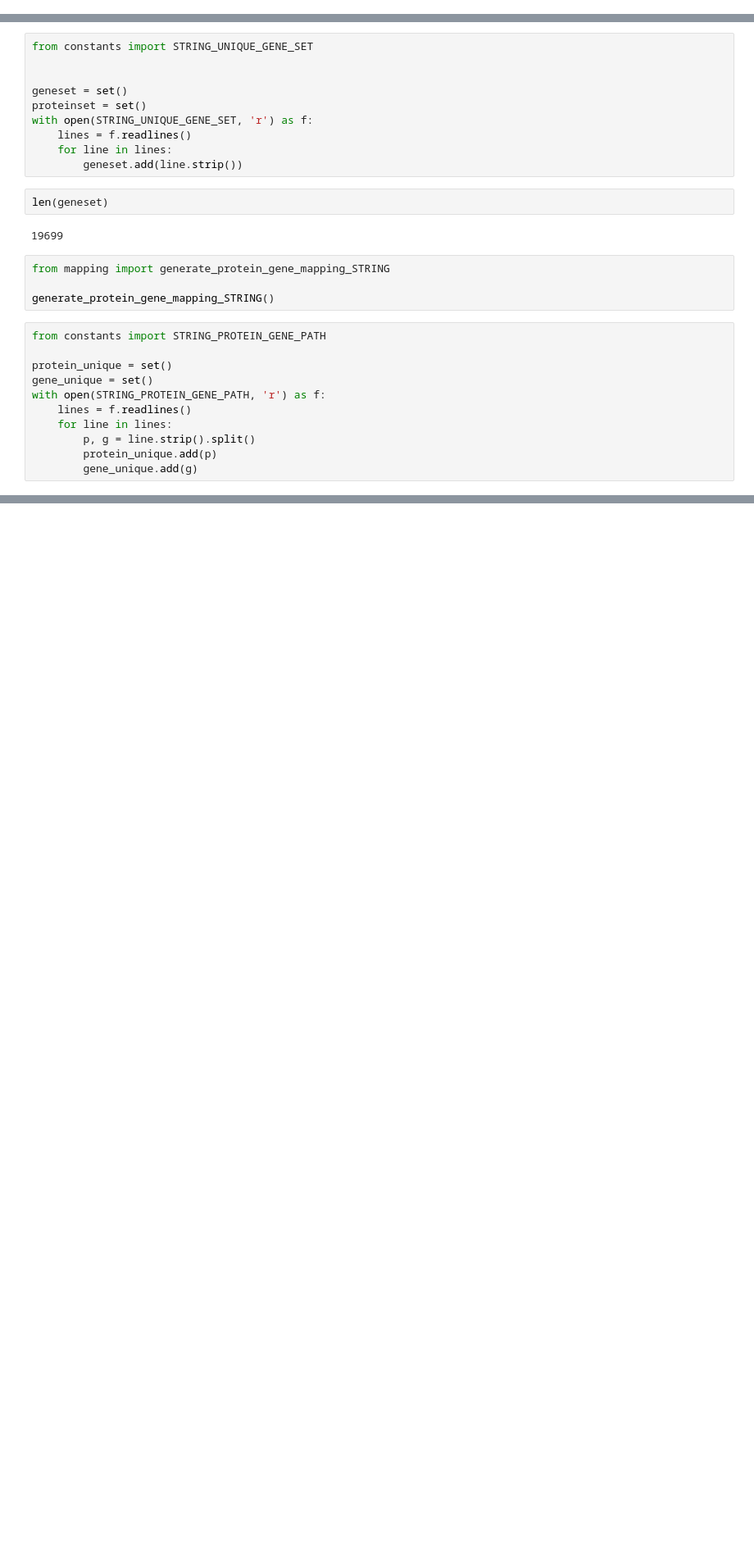
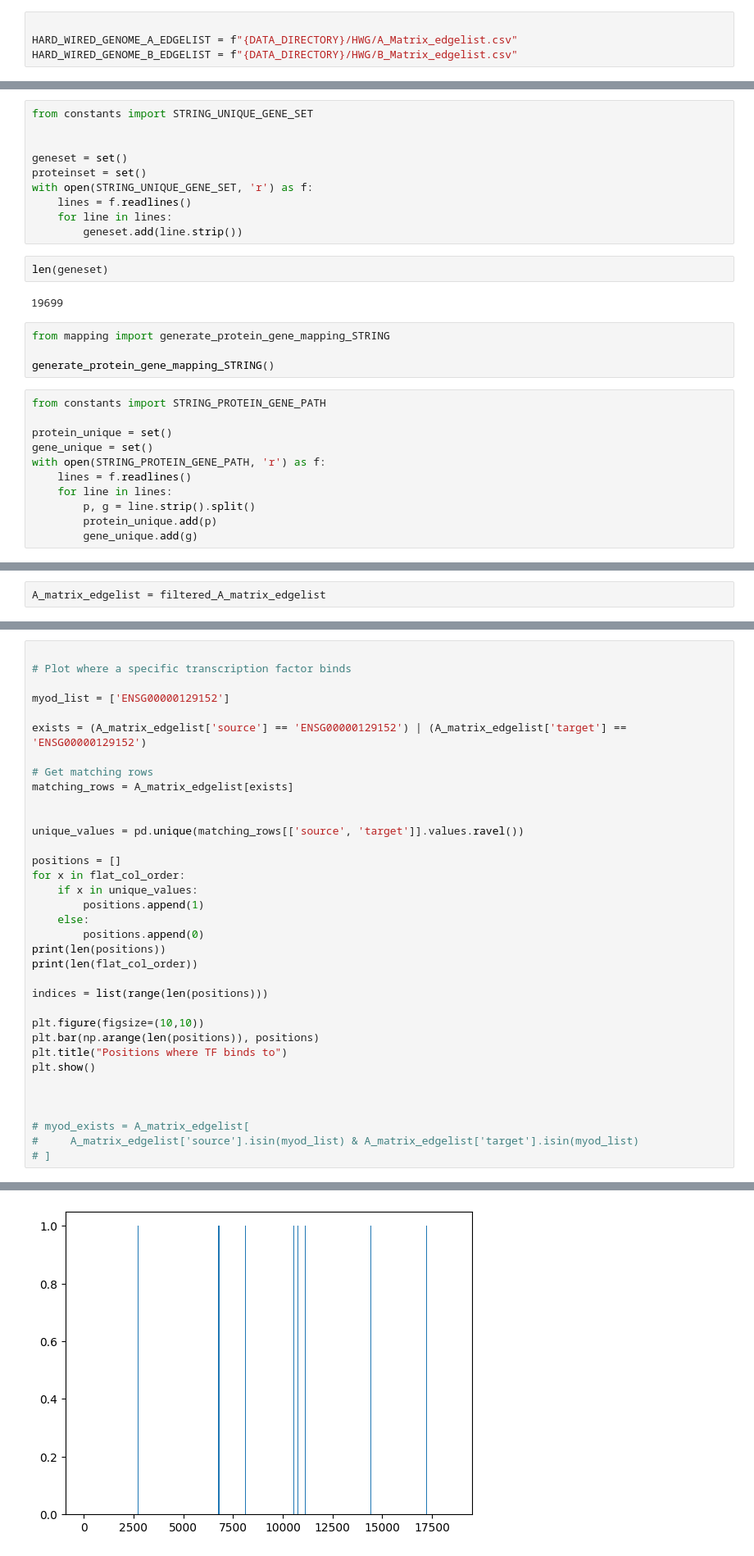
Before and after one commit to imnuvi/HardWiredGenome, a Jupyter notebook: Operations.ipynb, the cells around one changed output, grey strips where cells are left out. Shown at 82% size. Drawn from its saved outputs; the diff is of its cells as text; blank space fills up the shorter version.

```diff
--- a/Operations.ipynb
+++ b/Operations.ipynb
@@ -33,0 +117,4 @@ Total unique genes HURI ( union of HI-Union + LIT-BM ): 11603
+# %%
+
+HARD_WIRED_GENOME_A_EDGELIST = f"{DATA_DIRECTORY}/HWG/A_Matrix_edgelist.csv"
+HARD_WIRED_GENOME_B_EDGELIST = f"{DATA_DIRECTORY}/HWG/B_Matrix_edgelist.csv"
@@ -273,0 +660,2 @@ with open(STRING_PROTEIN_GENE_PATH, 'r') as f:
+# %%
+A_matrix_edgelist = filtered_A_matrix_edgelist
@@ -273,0 +885,36 @@ with open(STRING_PROTEIN_GENE_PATH, 'r') as f:
+# %%
+
+# Plot where a specific transcription factor binds
+
+myod_list = ['ENSG00000129152']
+
+exists = (A_matrix_edgelist['source'] == 'ENSG00000129152') | (A_matrix_edgelist['target'] == 'ENSG00000129152')
+
+# Get matching rows
+matching_rows = A_matrix_edgelist[exists]
+
+
+unique_values = pd.unique(matching_rows[['source', 'target']].values.ravel())
+
+positions = []
+for x in flat_col_order:
+    if x in unique_values:
+        positions.append(1)
+    else:
+        positions.append(0)
+print(len(positions))
+print(len(flat_col_order))
+
+indices = list(range(len(positions)))
+
+plt.figure(figsize=(10,10))
+plt.bar(np.arange(len(positions)), positions)
+plt.title("Positions where TF binds to")
+plt.show()
+
+
+
+# myod_exists = A_matrix_edgelist[
+#     A_matrix_edgelist['source'].isin(myod_list) & A_matrix_edgelist['target'].isin(myod_list)
+# ]
+# %% [output]
@@ -273,0 +923 @@ with open(STRING_PROTEIN_GENE_PATH, 'r') as f:
+[figure, added]
```
Also changed, not shown: parts of 92 cells of this notebook, 29 other files.
